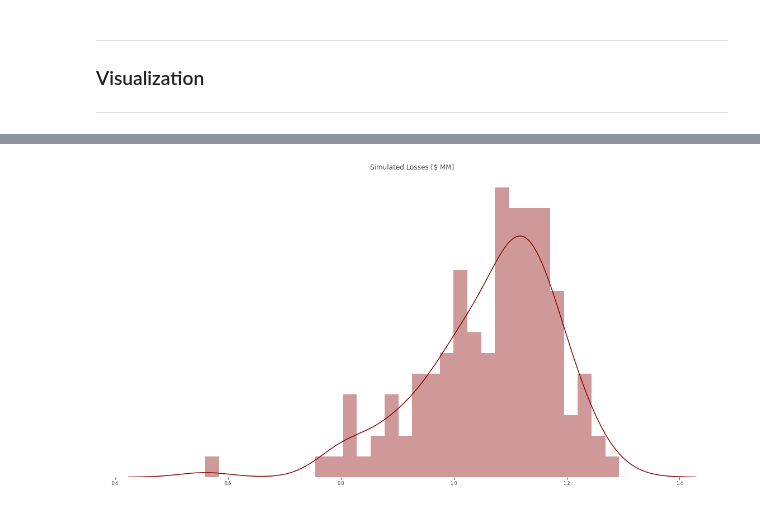
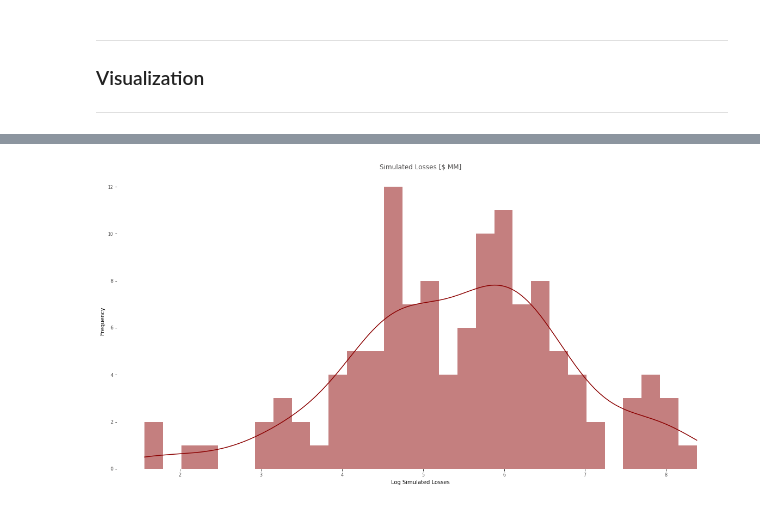
Before and after one commit to lauravoicu/Risk-Modelling, a Jupyter notebook: Simple-Risk-Modelling.ipynb, the cells around one changed output, grey strips where cells are left out. Drawn from its saved outputs; the diff is of its cells as text; code cells hidden in the pictures.

```diff
--- a/Simple-Risk-Modelling.ipynb
+++ b/Simple-Risk-Modelling.ipynb
@@ -107,11 +106,7 @@ res = NormalDist(mu=LOG_MEAN, sigma=LOG_STD).inv_cdf(random.uniform(0, 1))
 # %%
-# Losses are log-normally distributed, around given mean and standard deviation
-dist = []
-for i in range(NUM_SAMPLES):
-    res = NormalDist(mu=LOG_MEAN, sigma=LOG_STD).inv_cdf(random.uniform(0, 1))
-    dist.append(res)
+# Use np.random.lognormal instead of NormalDist
+dist = np.random.lognormal(mean=LOG_MEAN, sigma=LOG_STD, size=NUM_SAMPLES)
+df['Possible_loss'] = dist
-# %%
-df['Possible_loss'] = pd.Series(dist, index=df.index)
 # %%
 # Display the results
 df
@@ -150,5 +139,6 @@ def logarithmbase10(x):
 # %%
-df['Log_simulated_loss'] = df['Simulated_loss'].apply(lambda x : logarithmbase10(x))
+# Filter non-positive values instead of fallback
+df['Log_simulated_loss'] = df['Simulated_loss'].apply(lambda x: math.log10(x) if x > 0 else 0)
 # %%
 # Display the results
 df
@@ -193,15 +190,17 @@ sns.despine(left=True, bottom=True)
 # %%
-actual_losses = [x for x in df['Log_simulated_loss'] if x > 0.0001]
+# Filter out NaN and infinite values from actual_losses
+actual_losses = [x for x in df['Log_simulated_loss'] if x > 0]# Remove invalid data
+actual_losses = pd.Series(actual_losses).replace([np.inf, -np.inf], np.nan).dropna()
 # %%
-# Histogram for simulated losses
-
+# Updated histogram using sns.histplot
 plt.figure(figsize=(20, 10))
-sns.distplot(actual_losses, bins=30, color='darkred')
-plt.xlabel('')
-plt.ylabel('')
+sns.histplot(actual_losses, bins=30, color='darkred', kde=True, edgecolor="none")
+plt.xlabel('Log Simulated Losses')
+plt.ylabel('Frequency')
 plt.title('Simulated Losses [$ MM]', size=12, color='#4f4e4e')
 plt.xticks(size=8, color='#4f4e4e')
-plt.yticks([], [])
-sns.despine(left=True, bottom=True);
+plt.yticks(size=8, color='#4f4e4e')
+sns.despine(left=True, bottom=True)
+plt.show()
 # %% [output]
-[figure, old version]
+[figure, new version]
```
Also changed, not shown: parts of 9 cells of this notebook.
